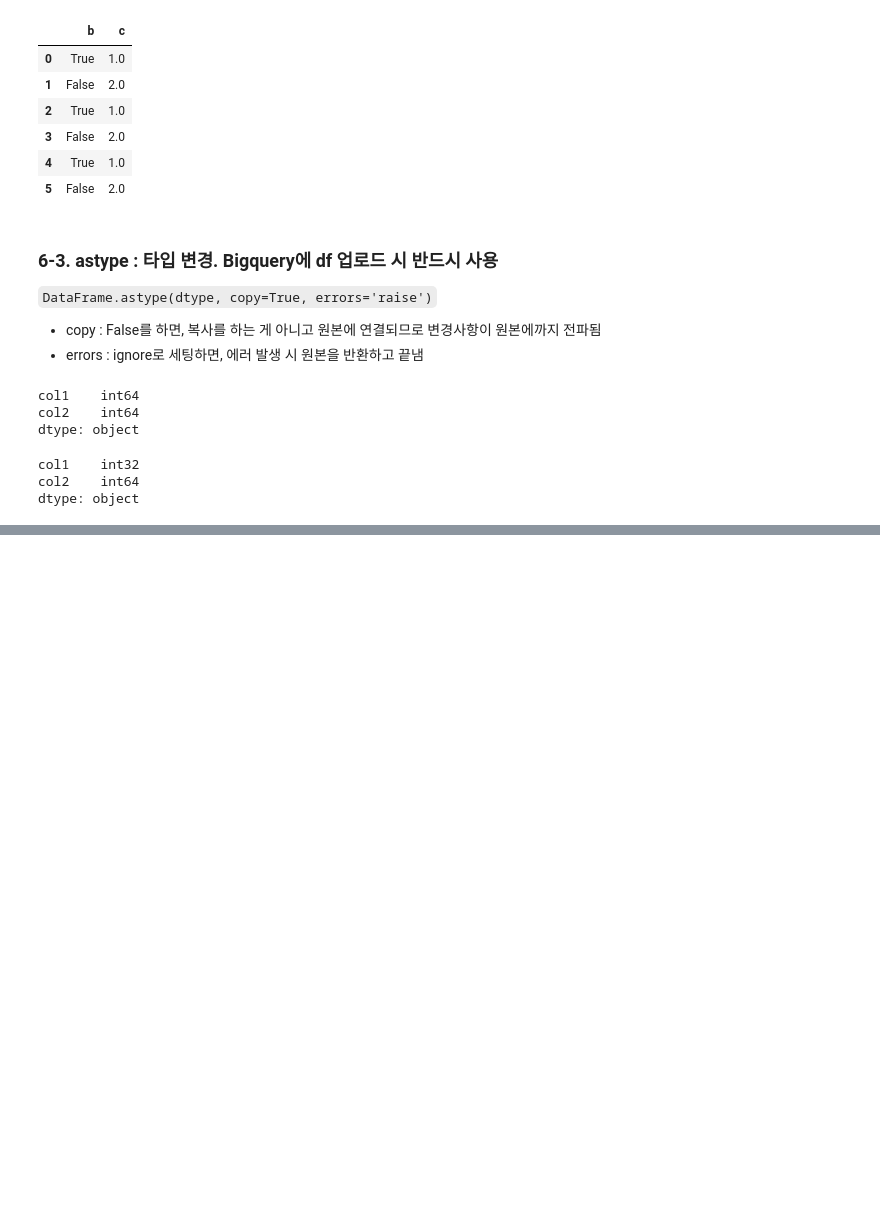
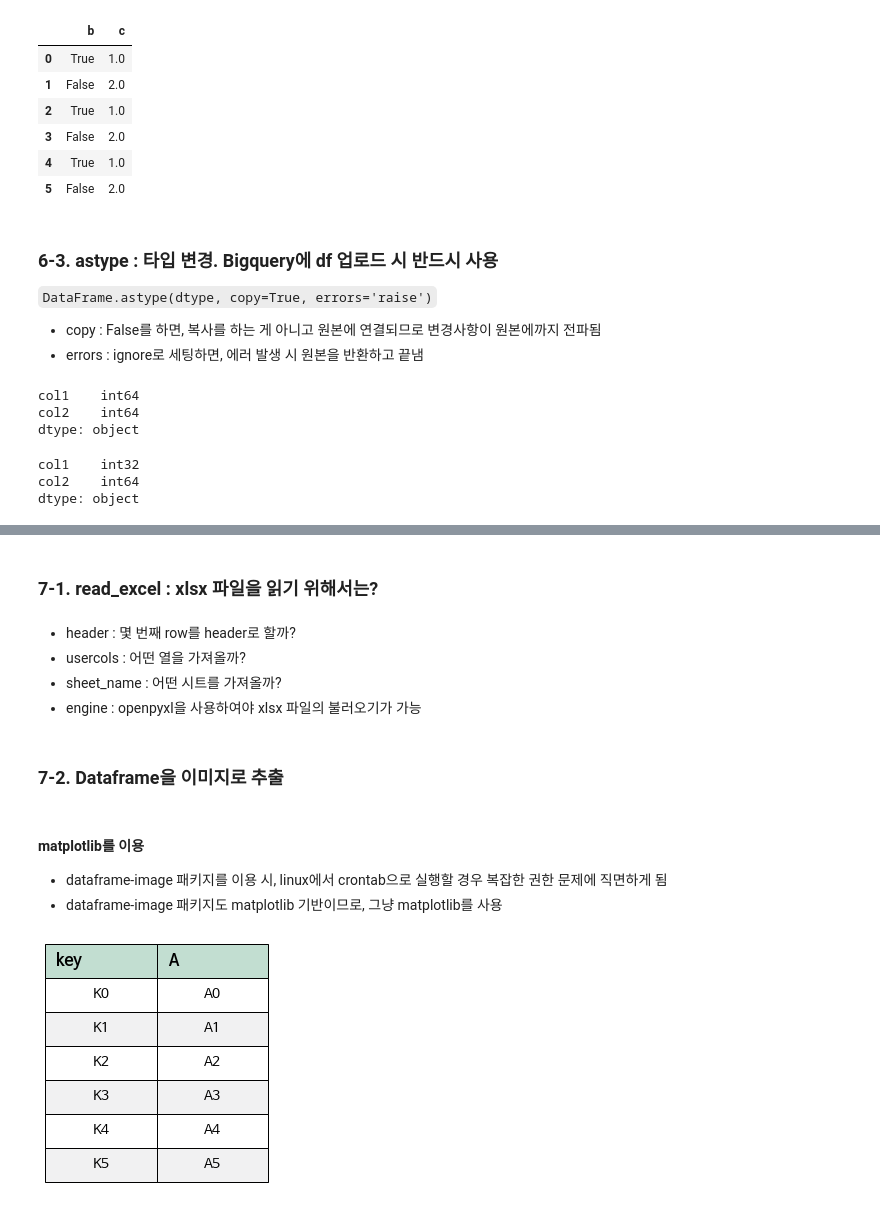
Before and after one commit to limyj0708/fastpages, a Jupyter notebook: _notebooks/2021-11-05-pandas_cheatsheet.ipynb, the cells around one changed output, grey strips where cells are left out. Drawn from its saved outputs; the diff is of its cells as text; code cells hidden in the pictures; blank space fills up the shorter version.

```diff
--- a/_notebooks/2021-11-05-pandas_cheatsheet.ipynb
+++ b/_notebooks/2021-11-05-pandas_cheatsheet.ipynb
@@ -1031,0 +1053,5 @@ pd.concat([df3, df4], axis=1, join='inner')
+# %%
+caller_styler = caller.style.set_table_attributes("style='display:inline;margin:5px'").set_caption('caller')
+other_styler = other.style.set_table_attributes("style='display:inline;margin:5px'").set_caption('other')
+other2_styler = other2.style.set_table_attributes("style='display:inline;margin:5px'").set_caption('other2')
+display_html(caller_styler._repr_html_() + other_styler._repr_html_() + other2_styler._repr_html_(), raw=True)
@@ -1031,0 +1088,3 @@ pd.concat([df3, df4], axis=1, join='inner')
+# %%
+# set_index로 조인 키로 쓰고 싶은 컬럼을 index로 만들어주는 방법이 있음
+caller.set_index('key').join(other.set_index('key'))
@@ -1031,0 +1100,4 @@ pd.concat([df3, df4], axis=1, join='inner')
+# %%
+# 혹은, other만 조인 키로 쓰고 싶은 컬럼을 index로 만들어 주고,
+# on에다 조인 키로 쓰고 싶은 caller의 컬럼을 할당하는 방법이 있음
+caller.join(other.set_index('key'), on='key')
@@ -1031,0 +1112,4 @@ pd.concat([df3, df4], axis=1, join='inner')
+# %%
+# 한 번에 여러 개의 Dataframe을 Join 할 때에는, index로 join하는 것만 지원한다.
+# 즉, on을 쓰지 못한다는 이야기이다.
+caller.set_index('key').join([other.set_index('key'), other2.set_index('key')])
@@ -1361,0 +1457,2 @@ dtype: object
+# %% [markdown]
+### 7-1. read_excel : xlsx 파일을 읽기 위해서는?
@@ -1361,0 +1462,56 @@ dtype: object
+# %% [markdown]
+- header : 몇 번째 row를 header로 할까?
+- usercols : 어떤 열을 가져올까?
+- sheet_name : 어떤 시트를 가져올까?
+- engine : openpyxl을 사용하여야 xlsx 파일의 불러오기가 가능
+# %% [markdown]
+### 7-2. Dataframe을 이미지로 추출
+# %% [markdown]
+#### matplotlib를 이용
+  - dataframe-image 패키지를 이용 시, linux에서 crontab으로 실행할 경우 복잡한 권한 문제에 직면하게 됨
+  - dataframe-image 패키지도 matplotlib 기반이므로, 그냥 matplotlib를 사용
+# %%
+import six
+import matplotlib.pyplot as plt
+import matplotlib.font_manager as fm
+
+# matplotlib에서 한글이 안 나오는 문제 해결
+NANUM = fm.FontProperties(fname=r'C:\Users\limyj0708\AppData\Local\Microsoft\Windows\Fonts\NanumBarunGothic.ttf')
+NANUM_bold = fm.FontProperties(fname=r'C:\Users\limyj0708\AppData\Local\Microsoft\Windows\Fonts\NanumBarunGothicBold.ttf')
+
+# centos라면 폰트 경로는 아래와 같음
+ ## /usr/share/fonts/NanumFont/NanumBarunGothic.ttf
+ ## /usr/share/fonts/NanumFont/NanumGothicBold.ttf
+
+def render_mpl_table(data, col_width=3.0, row_height=0.625, font_size_header=16, font_size=14,
+                     header_color='#C2DED1', row_colors=['#f1f1f2', 'w'], edge_color='black',
+                     bbox=[0, 0, 1, 1], header_columns=0,
+                     ax=None, align_head='center', align_cell='center', **kwargs):
+    """
+    align_head, align_cell : [ 'center' | 'right' | 'left' ]
+    """
+
+    if ax is None:
+        size = (np.array(data.shape[::-1]) + np.array([0, 1])) * np.array([col_width, row_height])
+        fig, ax = plt.subplots(figsize=size)
+        ax.axis('off')
+
+    mpl_table = ax.table(cellText=data.values, bbox=bbox, colLabels=data.columns, **kwargs)
+    mpl_table.auto_set_font_size(False)
+
+    for k, cell in  six.iteritems(mpl_table._cells):
+        cell.set_edgecolor(edge_color)
+        if k[0] == 0 or k[1] < header_columns:
+            cell.set_facecolor(header_color)
+            cell.set_text_props(color='black', fontproperties = NANUM_bold, fontsize=font_size_header, ha=align_head)
+        else:
+            cell.set_facecolor(row_colors[k[0]%len(row_colors)])
+            cell.set_text_props(fontproperties = NANUM, fontsize=font_size, ha=align_cell)
+    return ax
+
+image = render_mpl_table(caller, col_width=2.0, align_head='left')
+image
+image.figure.savefig("caller.png") # 이미지 저장
+# crontab으로 돌릴 것이라면 이미지 저장 경로도 절대경로로 지정
+# %% [output]
+[figure, added]
```
Also changed, not shown: parts of 15 cells of this notebook.
